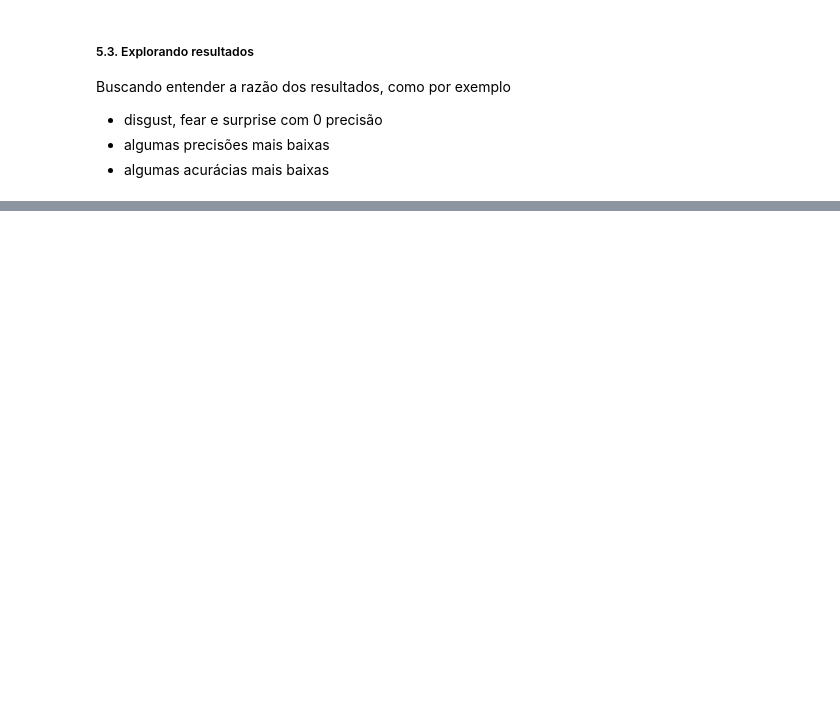
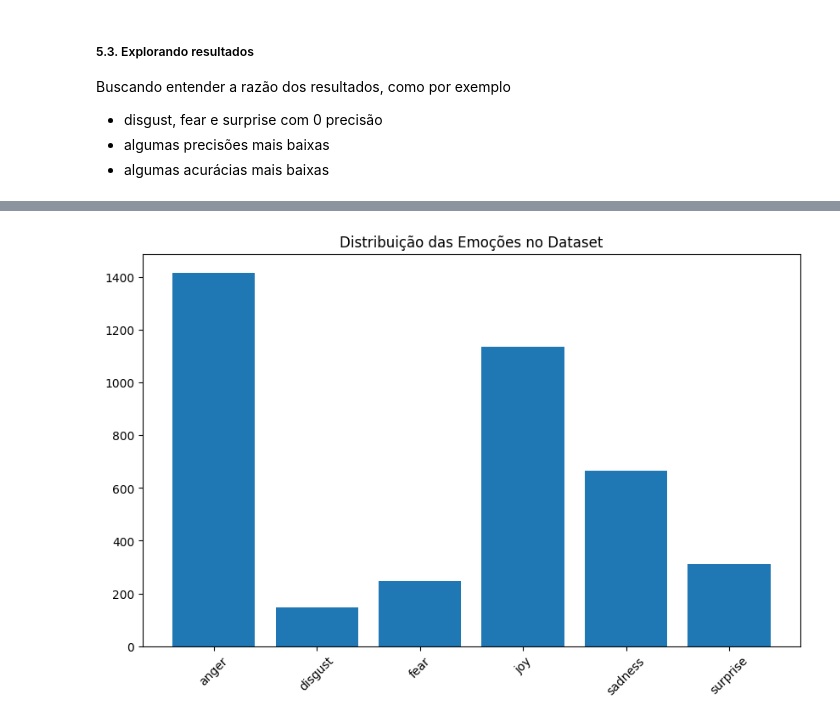
Before and after one commit to marcellovictor/emotion-detection, a Jupyter notebook: emotion_detection.ipynb, the cells around one changed output, grey strips where cells are left out. Cells and saved outputs as stored; diff of their text form; code cells hidden in the pictures; blank space fills up the shorter version.

```diff
--- a/emotion_detection.ipynb
+++ b/emotion_detection.ipynb
@@ -507,0 +475,9 @@ Buscando entender a razão dos resultados, como por exemplo
+# %%
+plt.figure(figsize=(10, 6))
+emotion_counts = df[emotions].sum()
+plt.bar(emotion_counts.index, emotion_counts.values)
+plt.title('Distribuição das Emoções no Dataset')
+plt.xticks(rotation=45)
+plt.show()
+# %% [output]
+[figure, added]
```
Also changed, not shown: parts of 22 cells of this notebook.
